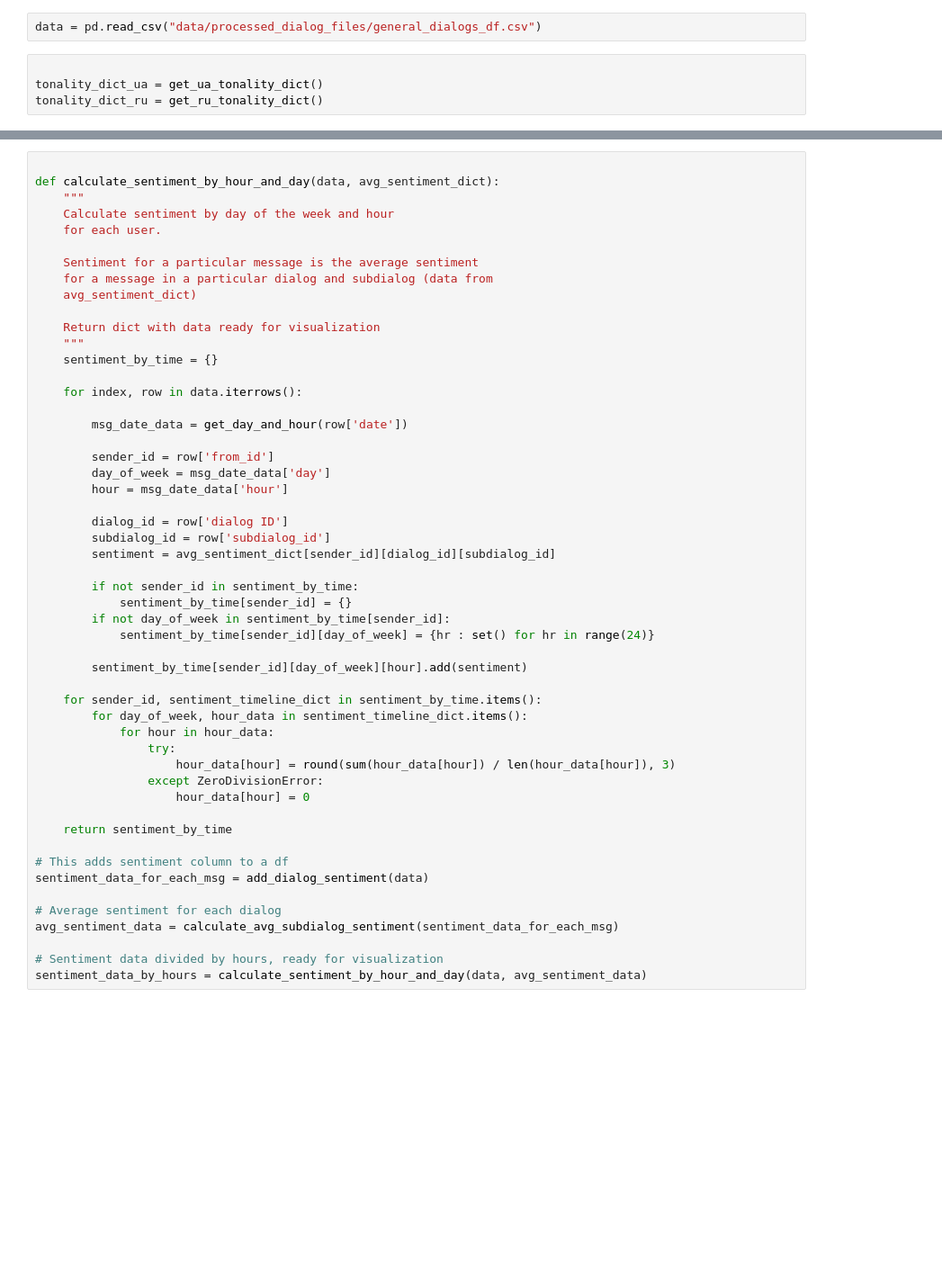
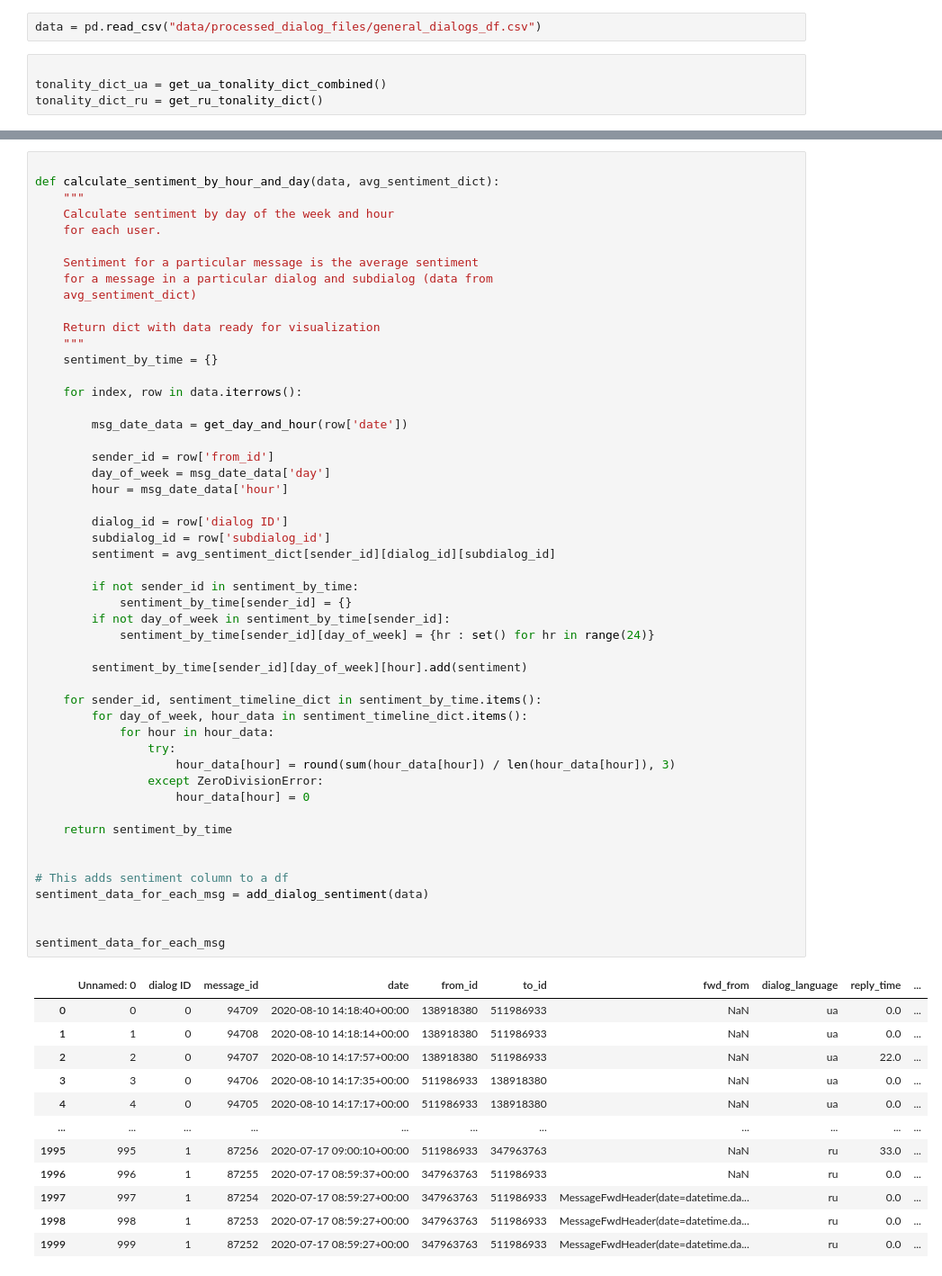
Before and after one commit to denysgerasymuk799/Dialogs-To-Value, a Jupyter notebook: 1_dialogs_sentiment_analysis.ipynb, the cells around one changed output, grey strips where cells are left out. Shown at 90% size. Cells and saved outputs as stored; diff of their text form; blank space fills up the shorter version.

```diff
--- a/1_dialogs_sentiment_analysis.ipynb
+++ b/1_dialogs_sentiment_analysis.ipynb
@@ -11,6 +11,6 @@ from utils.date import get_day_and_hour, get_week_day_from_number
 data = pd.read_csv("data/processed_dialog_files/general_dialogs_df.csv")
 # %%
 
-tonality_dict_ua = get_ua_tonality_dict()
+tonality_dict_ua = get_ua_tonality_dict_combined()
 tonality_dict_ru = get_ru_tonality_dict()
 # %%
@@ -128,34 +125,45 @@ def calculate_sentiment_by_hour_and_day(data, avg_sentiment_dict):
 
         sender_id = row['from_id']
         day_of_week = msg_date_data['day']
         hour = msg_date_data['hour']
 
         dialog_id = row['dialog ID']
         subdialog_id = row['subdialog_id']
         sentiment = avg_sentiment_dict[sender_id][dialog_id][subdialog_id]
 
         if not sender_id in sentiment_by_time:
             sentiment_by_time[sender_id] = {}
         if not day_of_week in sentiment_by_time[sender_id]:
             sentiment_by_time[sender_id][day_of_week] = {hr : set() for hr in range(24)}
 
         sentiment_by_time[sender_id][day_of_week][hour].add(sentiment)
 
     for sender_id, sentiment_timeline_dict in sentiment_by_time.items():
         for day_of_week, hour_data in sentiment_timeline_dict.items():
             for hour in hour_data:
                 try:
                     hour_data[hour] = round(sum(hour_data[hour]) / len(hour_data[hour]), 3)
                 except ZeroDivisionError:
                     hour_data[hour] = 0
 
     return sentiment_by_time
 
+
 # This adds sentiment column to a df
 sentiment_data_for_each_msg = add_dialog_sentiment(data)
 
-# Average sentiment for each dialog
-avg_sentiment_data = calculate_avg_subdialog_sentiment(sentiment_data_for_each_msg)
 
-# Sentiment data divided by hours, ready for visualization
-sentiment_data_by_hours = calculate_sentiment_by_hour_and_day(data, avg_sentiment_data)
+sentiment_data_for_each_msg
+# %% [output]
+|  | Unnamed: 0 | dialog ID | message_id | date | from_id | to_id | fwd_from | dialog_language | reply_time | ... |
+| 0 | 0 | 0 | 94709 | 2020-08-10 14:18:40+00:00 | 138918380 | 511986933 | NaN | ua | 0.0 | ... |
+| 1 | 1 | 0 | 94708 | 2020-08-10 14:18:14+00:00 | 138918380 | 511986933 | NaN | ua | 0.0 | ... |
+| 2 | 2 | 0 | 94707 | 2020-08-10 14:17:57+00:00 | 138918380 | 511986933 | NaN | ua | 22.0 | ... |
+| 3 | 3 | 0 | 94706 | 2020-08-10 14:17:35+00:00 | 511986933 | 138918380 | NaN | ua | 0.0 | ... |
+| 4 | 4 | 0 | 94705 | 2020-08-10 14:17:17+00:00 | 511986933 | 138918380 | NaN | ua | 0.0 | ... |
+| ... | ... | ... | ... | ... | ... | ... | ... | ... | ... | ... |
+| 1995 | 995 | 1 | 87256 | 2020-07-17 09:00:10+00:00 | 511986933 | 347963763 | NaN | ru | 33.0 | ... |
+| 1996 | 996 | 1 | 87255 | 2020-07-17 08:59:37+00:00 | 347963763 | 511986933 | NaN | ru | 0.0 | ... |
+| 1997 | 997 | 1 | 87254 | 2020-07-17 08:59:27+00:00 | 347963763 | 511986933 | MessageFwdHeader(date=datetime.da... | ru | 0.0 | ... |
+| 1998 | 998 | 1 | 87253 | 2020-07-17 08:59:27+00:00 | 347963763 | 511986933 | MessageFwdHeader(date=datetime.da... | ru | 0.0 | ... |
+| 1999 | 999 | 1 | 87252 | 2020-07-17 08:59:27+00:00 | 347963763 | 511986933 | MessageFwdHeader(date=datetime.da... | ru | 0.0 | ... |
```
Also changed, not shown: parts of 6 cells of this notebook, 3 other files.
